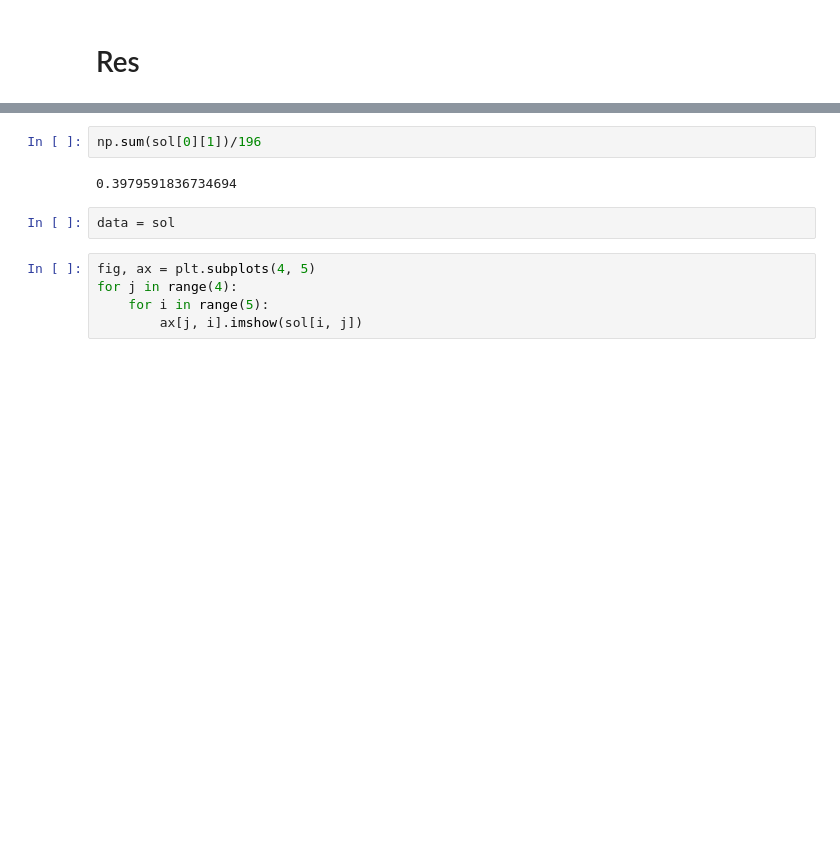
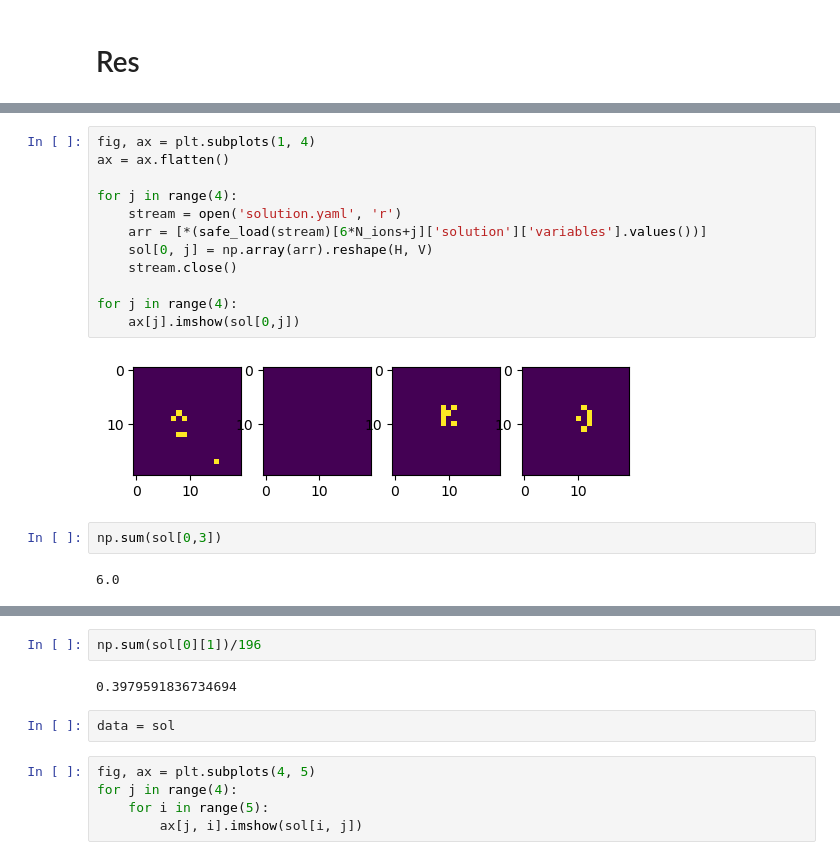
Before and after one commit to KPA927/FianQ, a Jupyter notebook: Задача 2_ Классификация ионов/ion_segment.ipynb, the cells around one changed output, grey strips where cells are left out. Cells and saved outputs as stored; diff of their text form; blank space fills up the shorter version.

```diff
--- a/Задача 2_ Классификация ионов/ion_segment.ipynb
+++ b/Задача 2_ Классификация ионов/ion_segment.ipynb
@@ -207,0 +220,18 @@ for j in range(4):
+# %%
+fig, ax = plt.subplots(1, 4)
+ax = ax.flatten()
+
+for j in range(4):
+    stream = open('solution.yaml', 'r')
+    arr = [*(safe_load(stream)[6*N_ions+j]['solution']['variables'].values())]
+    sol[0, j] = np.array(arr).reshape(H, V)
+    stream.close()
+
+for j in range(4):
+    ax[j].imshow(sol[0,j])
+# %% [output]
+[figure, added]
+# %%
+np.sum(sol[0,3])
+# %% [output]
+6.0
```
Also changed, not shown: parts of 21 cells of this notebook, 4 other files.
